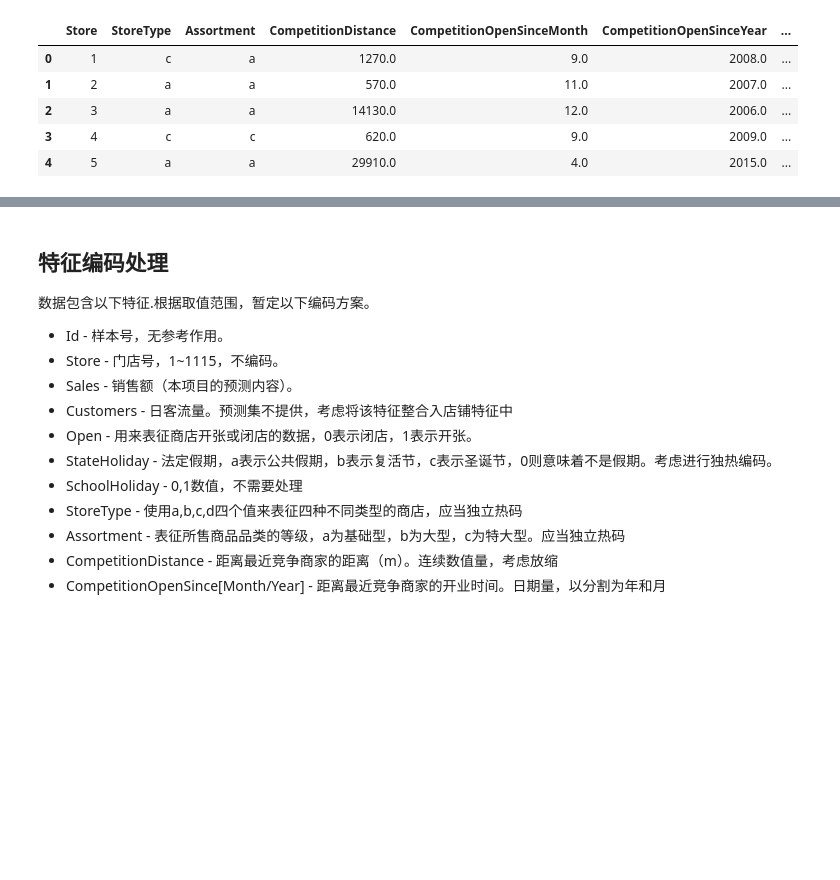
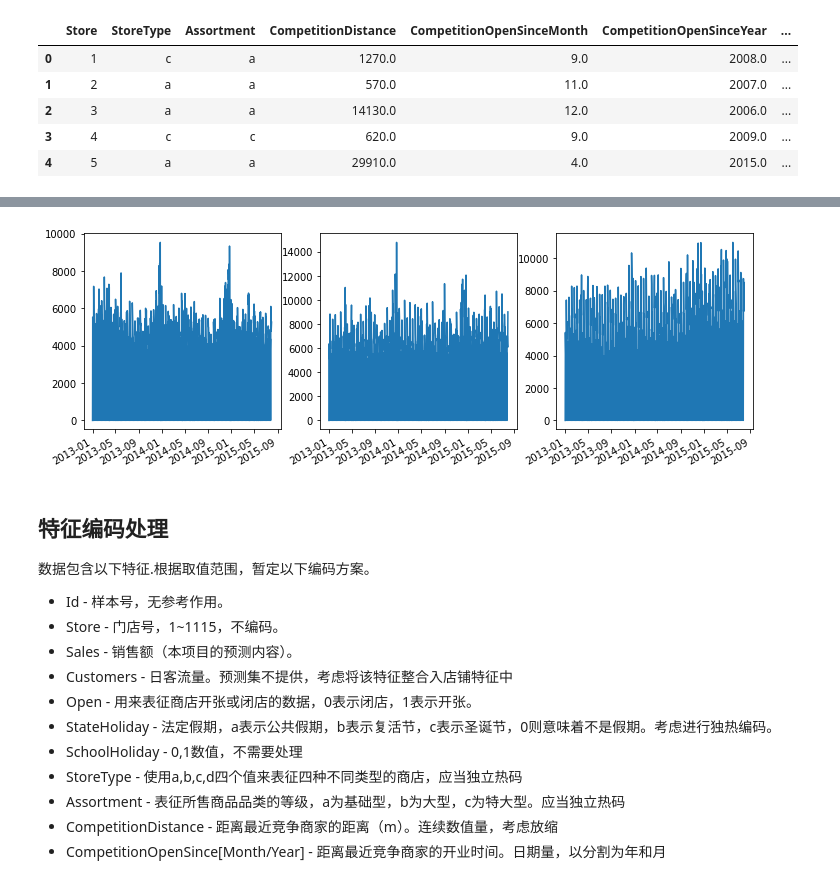
Before and after one commit to siyuanxu/Rossmann-Sales, a Jupyter notebook: First Glance.ipynb, the cells around one changed output, grey strips where cells are left out. Drawn from its saved outputs; the diff is of its cells as text; code cells hidden in the pictures; blank space fills up the shorter version.

```diff
--- a/First Glance.ipynb
+++ b/First Glance.ipynb
@@ -60,3 +60,36 @@ plt.show()
+# %%
+# 分别绘制三家不同店铺的销售额时间曲线
+
+import matplotlib.pyplot as plt
+from datetime import datetime
+
+store_1 = train[train.Store==1]
+store_2 = train[train.Store==109]
+store_3 = train[train.Store==8]
+
+cus = store_1.Customers
+sales_1 = store_1.Sales
+sales_2 = store_2.Sales
+sales_3 = store_3.Sales
+dates_1 = [datetime.strptime(d, '%Y-%m-%d').date() for d in store_1.Date.values]
+dates_2 = [datetime.strptime(d, '%Y-%m-%d').date() for d in store_2.Date.values]
+dates_3 = [datetime.strptime(d, '%Y-%m-%d').date() for d in store_3.Date.values]
+
+init_explore_fig = plt.figure(figsize=(12,4))
+
+ief_1 = init_explore_fig.add_subplot(131)
+ief_1.plot(dates_1,sales_1)
+
+ief_2 = init_explore_fig.add_subplot(132)
+ief_2.plot(dates_2,sales_2)
+
+ief_3 = init_explore_fig.add_subplot(133)
+ief_3.plot(dates_3,sales_3)
+plt.gcf().autofmt_xdate()
+
+plt.show()
+# %% [output]
+[figure, added]
 # %% [markdown]
 ## 特征编码处理
 
```
Also changed, not shown: parts of 1 cell of this notebook, 15 other files.
